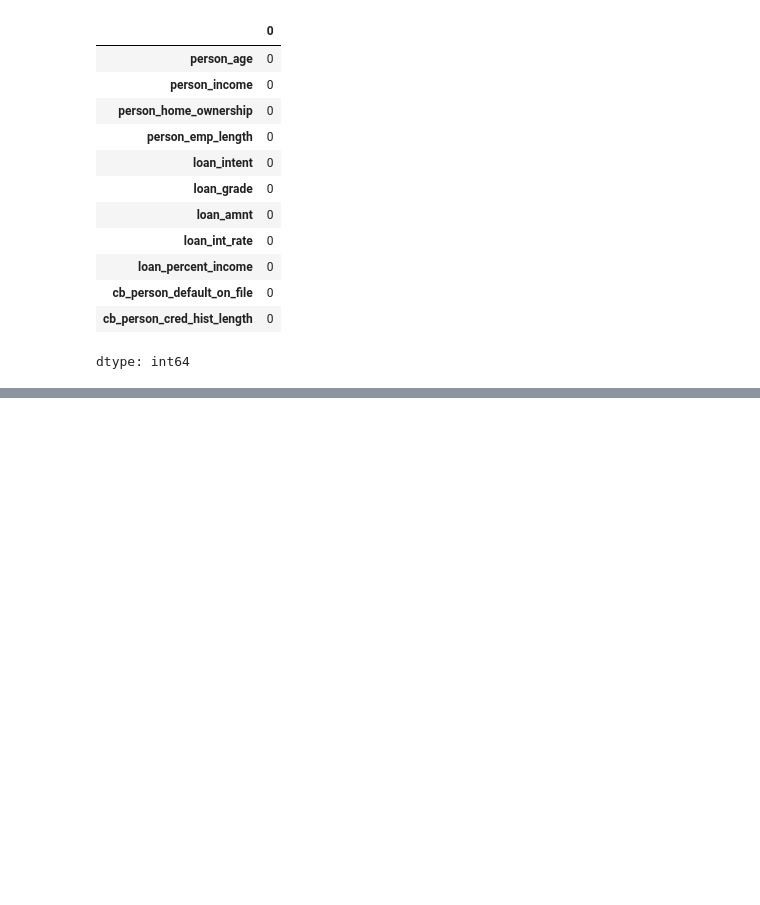
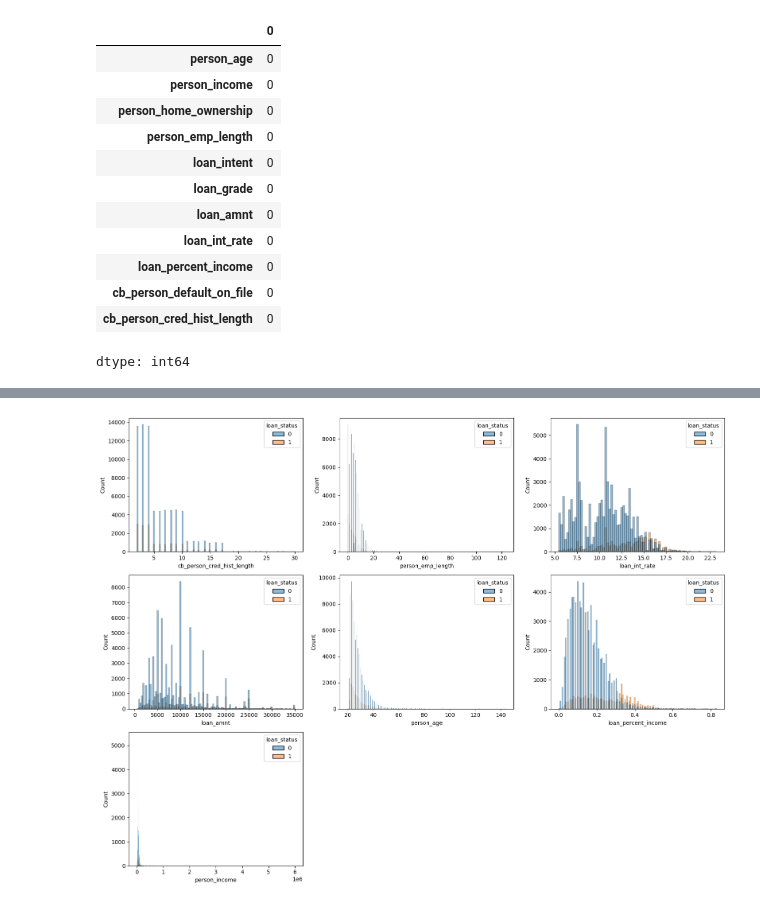
Before and after one commit to Yosri15/Loan_Approval_Prediction, a Jupyter notebook: Loan_Approval.ipynb, the cells around one changed output, grey strips where cells are left out. Drawn from its saved outputs; the diff is of its cells as text; code cells hidden in the pictures; blank space fills up the shorter version.

```diff
--- a/Loan_Approval.ipynb
+++ b/Loan_Approval.ipynb
@@ -486,0 +195,6 @@ scaled_test_data = df_test
+# %%
+features = df_train.drop(target, axis=1).columns.tolist()
+# %%
+categorical_features = df_train.select_dtypes(include='object').columns.tolist()
+# %%
+numerical_features = list(set(features) - set(categorical_features))
@@ -486,0 +221,3 @@ scaled_test_data = df_test
+# %%
+for col in categorical_features:
+    display(df_train.groupby(col)[['loan_amnt', 'loan_int_rate']].agg(['min', 'mean', 'max']))
@@ -486,0 +256,12 @@ scaled_test_data = df_test
+# %%
+#Distribution of Numerical Features¶
+plt.figure(figsize=(16, 12))
+
+for i, col in enumerate(numerical_features):
+    plt.subplot(3, 3, i+1)
+    sns.histplot(df_train, x=col, hue=target)
+
+plt.tight_layout()
+plt.show()
+# %% [output]
+[figure, added]
```
Also changed, not shown: parts of 49 cells of this notebook.
